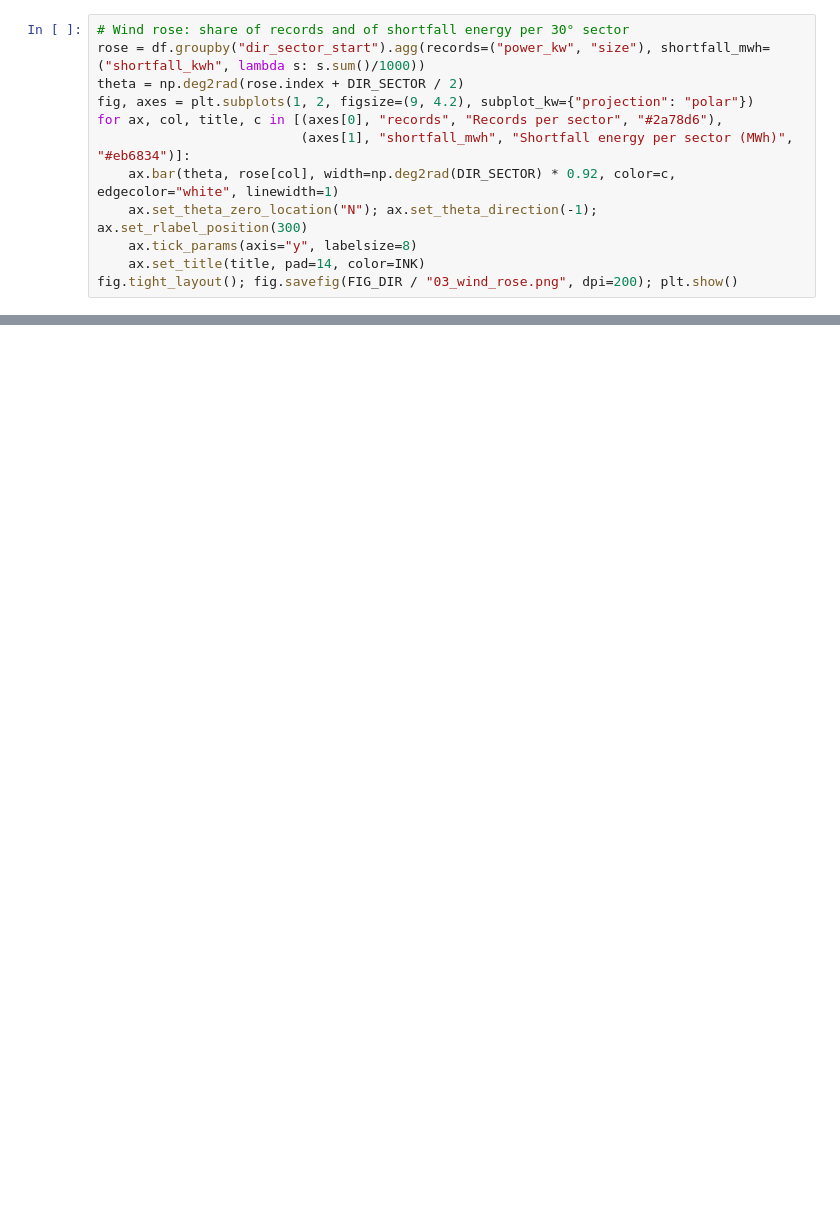
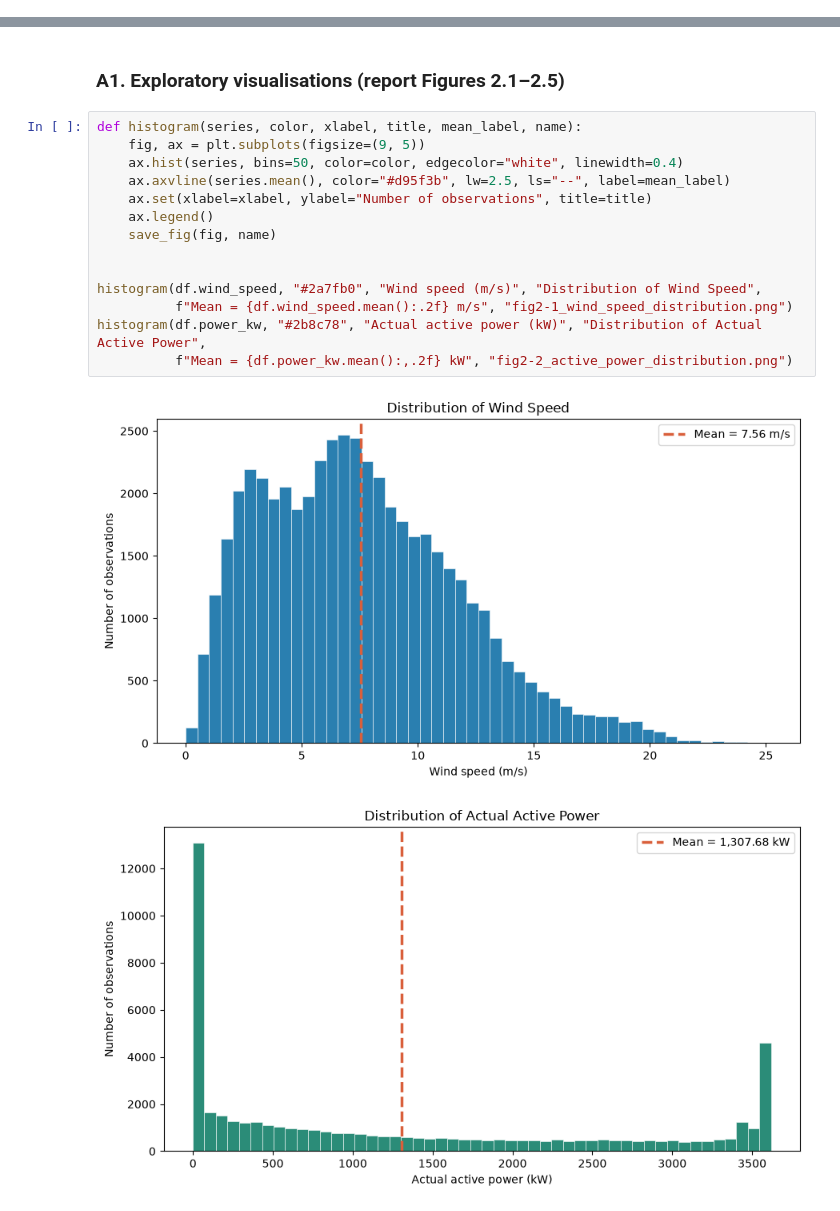
Before and after one commit to cakuwar/windturbine, a Jupyter notebook: notebook/01_windturbine.ipynb, the cells around one changed output, grey strips where cells are left out. Cells and saved outputs as stored; diff of their text form; blank space fills up the shorter version.

Commit message:
sync report with code

```diff
--- a/notebook/01_windturbine.ipynb
+++ b/notebook/01_windturbine.ipynb
@@ -302,12 +0,0 @@ df.groupby("dir_sector_start").size().rename("records").to_frame().T
-# %%
-# Wind rose: share of records and of shortfall energy per 30° sector
-rose = df.groupby("dir_sector_start").agg(records=("power_kw", "size"), shortfall_mwh=("shortfall_kwh", lambda s: s.sum()/1000))
-theta = np.deg2rad(rose.index + DIR_SECTOR / 2)
-fig, axes = plt.subplots(1, 2, figsize=(9, 4.2), subplot_kw={"projection": "polar"})
-for ax, col, title, c in [(axes[0], "records", "Records per sector", "#2a78d6"),
-                          (axes[1], "shortfall_mwh", "Shortfall energy per sector (MWh)", "#eb6834")]:
-    ax.bar(theta, rose[col], width=np.deg2rad(DIR_SECTOR) * 0.92, color=c, edgecolor="white", linewidth=1)
-    ax.set_theta_zero_location("N"); ax.set_theta_direction(-1); ax.set_rlabel_position(300)
-    ax.tick_params(axis="y", labelsize=8)
-    ax.set_title(title, pad=14, color=INK)
-fig.tight_layout(); fig.savefig(FIG_DIR / "03_wind_rose.png", dpi=200); plt.show()
@@ -505,0 +83,19 @@ Figures:
+# %% [markdown]
+### A1. Exploratory visualisations (report Figures 2.1–2.5)
+# %%
+def histogram(series, color, xlabel, title, mean_label, name):
+    fig, ax = plt.subplots(figsize=(9, 5))
+    ax.hist(series, bins=50, color=color, edgecolor="white", linewidth=0.4)
+    ax.axvline(series.mean(), color="#d95f3b", lw=2.5, ls="--", label=mean_label)
+    ax.set(xlabel=xlabel, ylabel="Number of observations", title=title)
+    ax.legend()
+    save_fig(fig, name)
+
+
+histogram(df.wind_speed, "#2a7fb0", "Wind speed (m/s)", "Distribution of Wind Speed",
+          f"Mean = {df.wind_speed.mean():.2f} m/s", "fig2-1_wind_speed_distribution.png")
+histogram(df.power_kw, "#2b8c78", "Actual active power (kW)", "Distribution of Actual Active Power",
+          f"Mean = {df.power_kw.mean():,.2f} kW", "fig2-2_active_power_distribution.png")
+# %% [output]
+[figure, added]
+[figure, added]
```
Also changed, not shown: parts of 83 cells of this notebook, 49 other files.
